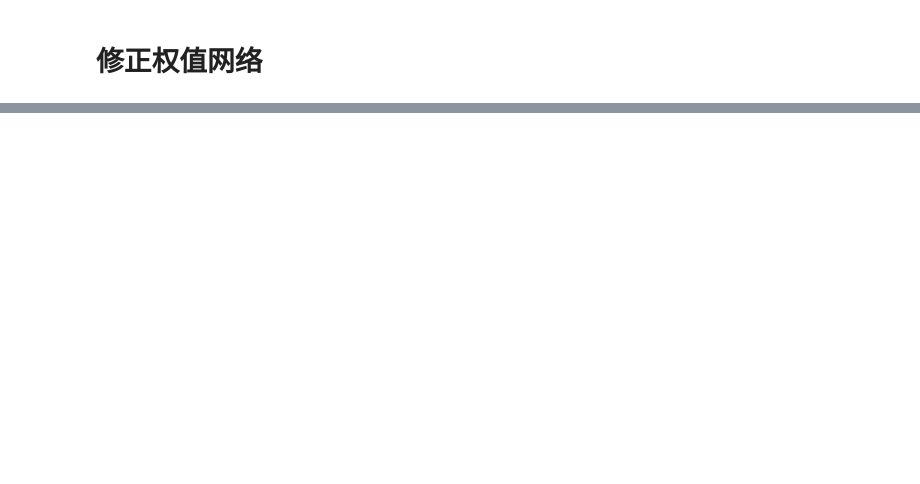
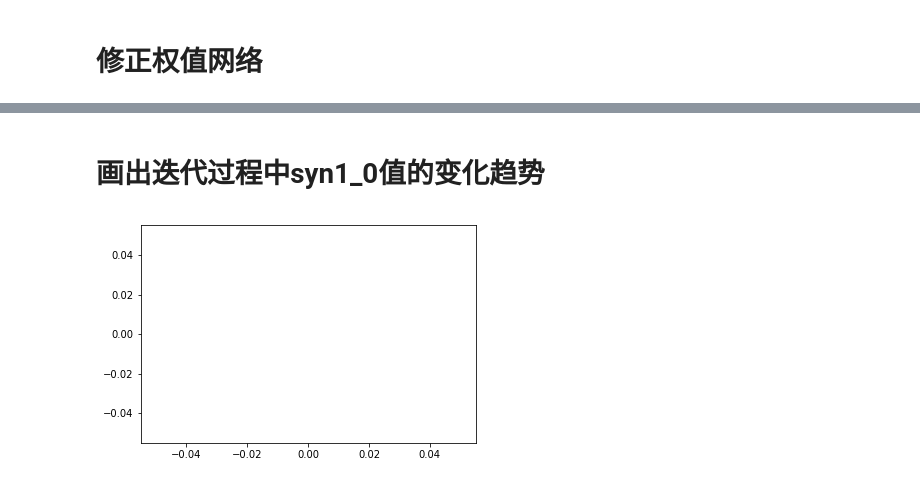
Before and after one commit to georgemaxx/hm18, a Jupyter notebook: AI/xknPyNN.ipynb, the cells around one changed output, grey strips where cells are left out. Cells and saved outputs as stored; diff of their text form; code cells hidden in the pictures; blank space fills up the shorter version.

```diff
--- a/AI/xknPyNN.ipynb
+++ b/AI/xknPyNN.ipynb
@@ -200,0 +378,12 @@ print(syn1)
+# %% [markdown]
+# 画出迭代过程中syn1_0值的变化趋势
+# %%
+%matplotlib inline
+import numpy as np
+import matplotlib.pyplot as plt
+
+
+plt.plot(x,y)
+plt.show()
+# %% [output]
+[figure, added]
```
Also changed, not shown: parts of 64 cells of this notebook, 5 other files.
